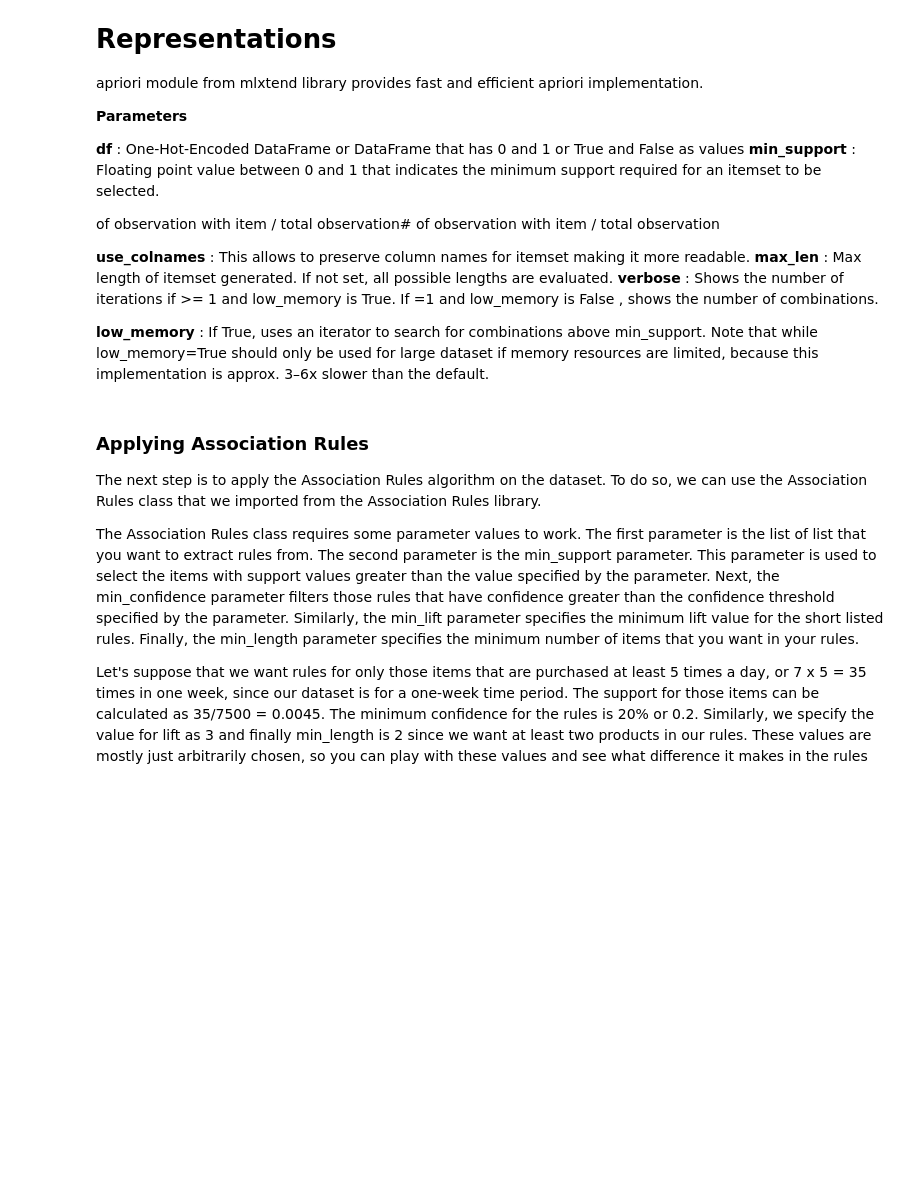
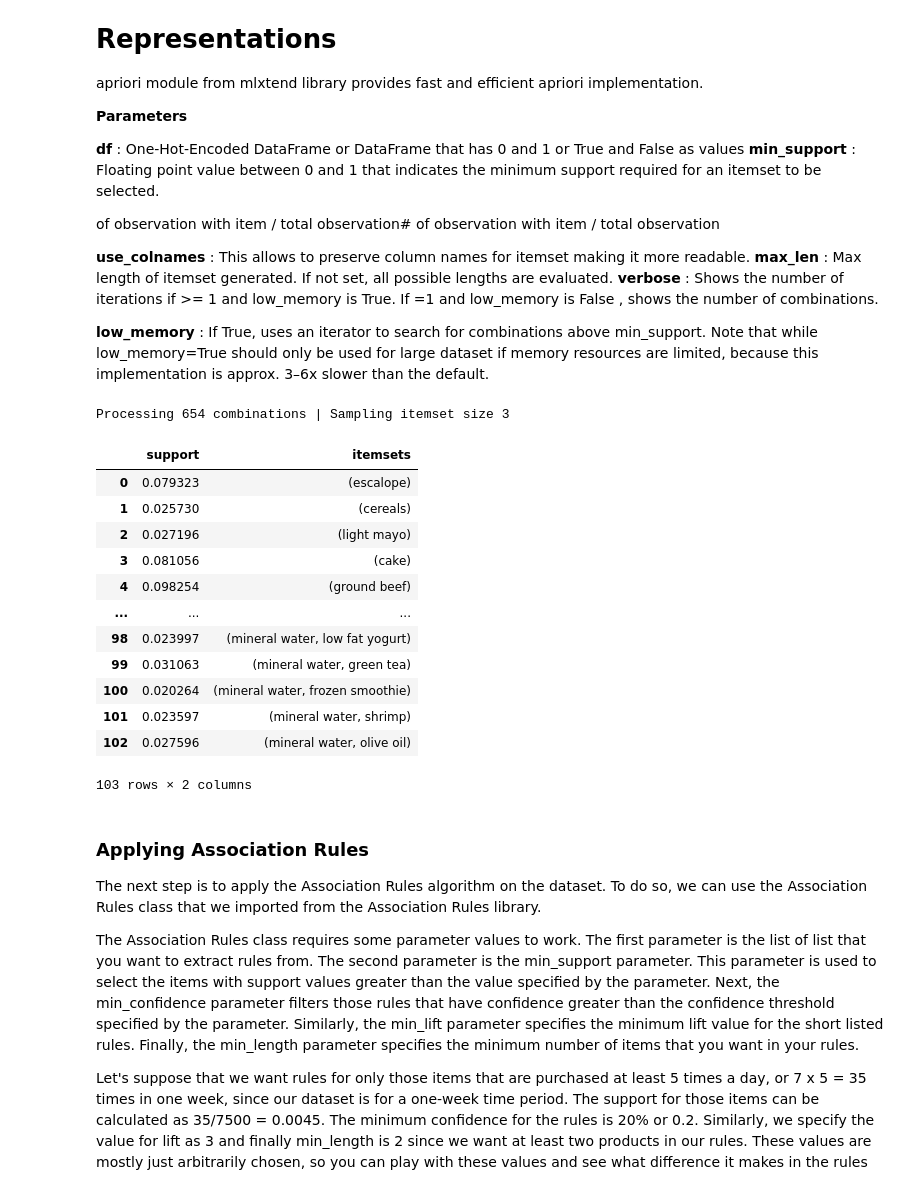
Before and after one commit to Wamuza1/Market_Basket_Analysis, a Jupyter notebook: Python_Code/Apriori - Python/4 - Association Rules - Apriori.ipynb, the cells around one changed output. Cells and saved outputs as stored; diff of their text form; code cells hidden in the pictures; blank space fills up the shorter version.

```diff
--- a/Python_Code/Apriori - Python/4 - Association Rules - Apriori.ipynb
+++ b/Python_Code/Apriori - Python/4 - Association Rules - Apriori.ipynb
@@ -112,8 +217,26 @@ __verbose__ : Shows the number of iterations if >= 1 and low_memory is True. If
 __low_memory__ :
 If True, uses an iterator to search for combinations above min_support. Note that while low_memory=True should only be used for large dataset if memory resources are limited, because this implementation is approx. 3–6x slower than the default.
 # %%
-freq_items = apriori(ohe_trans, min_support=0.02, use_colnames=True, verbose=1)
+freq_items = apriori(ohe_trans,
+                     min_support=0.02,
+                     use_colnames=True,
+                     verbose=1)
 freq_items
+# %% [output]
+Processing 654 combinations | Sampling itemset size 3
+|  | support | itemsets |
+| 0 | 0.079323 | (escalope) |
+| 1 | 0.025730 | (cereals) |
+| 2 | 0.027196 | (light mayo) |
+| 3 | 0.081056 | (cake) |
+| 4 | 0.098254 | (ground beef) |
+| ... | ... | ... |
+| 98 | 0.023997 | (mineral water, low fat yogurt) |
+| 99 | 0.031063 | (mineral water, green tea) |
+| 100 | 0.020264 | (mineral water, frozen smoothie) |
+| 101 | 0.023597 | (mineral water, shrimp) |
+| 102 | 0.027596 | (mineral water, olive oil) |
+103 rows × 2 columns
 # %% [markdown]
 ### Applying Association Rules
 
```
Also changed, not shown: parts of 27 cells of this notebook.
